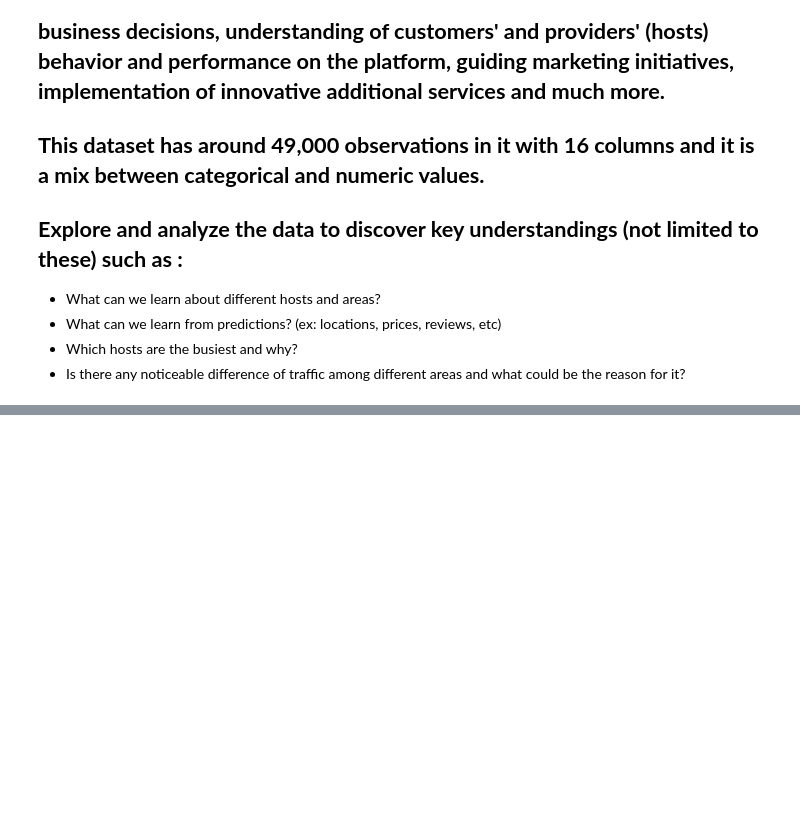
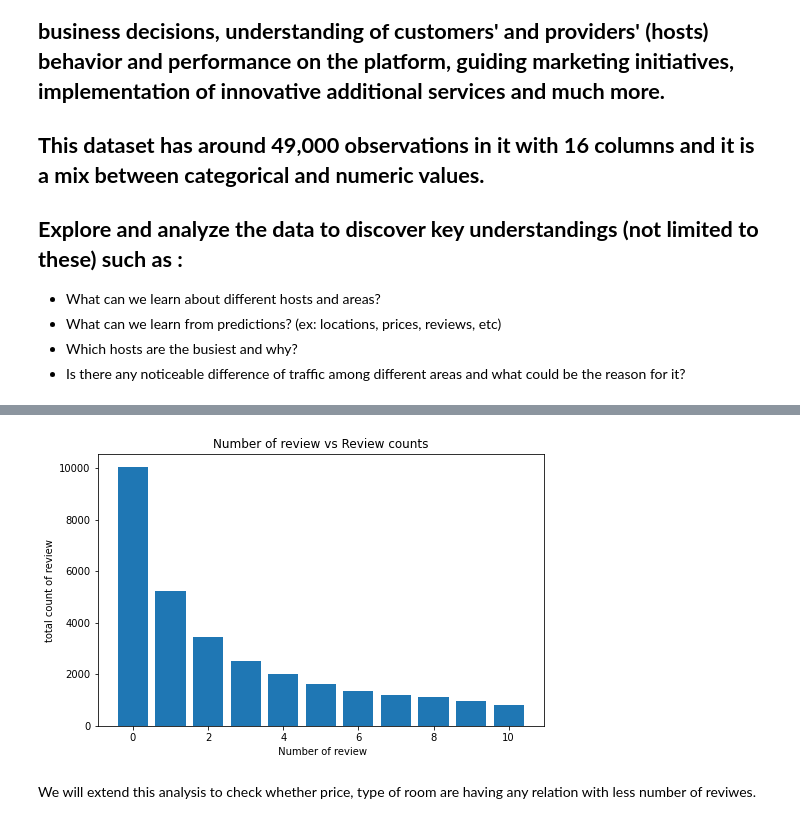
Before and after one commit to 66aadesh/AirBnB-Bookings-EDA, a Jupyter notebook: Copy_of_Airbnb_Bookings_Analysis_Capstone_Project.ipynb, the cells around one changed output, grey strips where cells are left out. Saved outputs shown, nothing was run; the diff lists cells and outputs as text; code cells hidden in the pictures; blank space fills up the shorter version.

```diff
--- a/Copy_of_Airbnb_Bookings_Analysis_Capstone_Project.ipynb
+++ b/Copy_of_Airbnb_Bookings_Analysis_Capstone_Project.ipynb
@@ -12,0 +321,3 @@
+# %%
+review_counts = airbnb.groupby(['number_of_reviews'])['id'].count()
+review_counts.sort_values(ascending= False)[0:11]
@@ -12,0 +338,11 @@
+# %%
+plt.figure(figsize=(8,5))
+plt.bar(review_counts.sort_values(ascending= False)[0:11].keys(),review_counts.sort_values(ascending= False)[0:11])
+plt.title('Number of review vs Review counts')
+plt.xlabel(" Number of review")
+plt.ylabel('total count of review')
+plt.show()
+# %% [output]
+[figure, added]
+# %% [markdown]
+We will extend this analysis to check whether price, type of room are having any relation with less number of reviwes.
```
Also changed, not shown: parts of 71 cells of this notebook.
